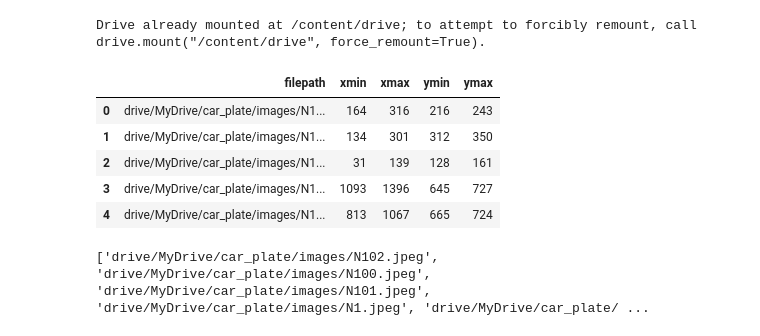
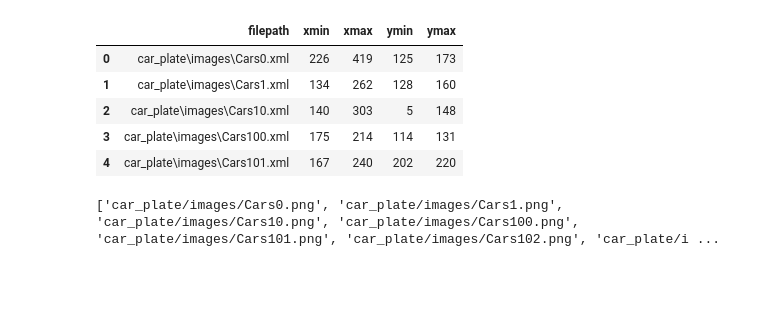
Before and after one commit to saajida-sh/Car-Plate-Number-Recognition-System, a Jupyter notebook: Car_Plate_Recognition.ipynb, the cells around one changed output. Drawn from its saved outputs; the diff is of its cells as text; code cells hidden in the pictures; blank space fills up the shorter version.

```diff
--- a/Car_Plate_Recognition.ipynb
+++ b/Car_Plate_Recognition.ipynb
@@ -1,8 +1,3 @@
-# %%
-from google.colab import drive
-drive.mount('/content/drive')
-# %% [output]
-Drive already mounted at /content/drive; to attempt to forcibly remount, call drive.mount("/content/drive", force_remount=True).
 # %%
 import os
 import cv2
@@ -24,9 +20,9 @@ from tensorflow.keras.layers import Dense, Dropout, Flatten, Input
 from tensorflow.keras.preprocessing.image import load_img, img_to_array
 # %%
 # Path to XML files
-path = glob('drive/MyDrive/car_plate/images/*.xml')
+path = glob('car_plate/images/*.xml')
 
-# Initialize dictionary to store bounding box information
+# Dictionary to store bounding box information
 labels_dict = dict(filepath=[], xmin=[], xmax=[], ymin=[], ymax=[])
 
 # Loop through each XML file
@@ -35,7 +31,7 @@ for filename in path:
     info = xet.parse(filename)
     root = info.getroot()
 
-    # Find the 'object' tag (assuming there is only one object, adjust if necessary)
+    # Find the 'object' tag
     for member_object in root.findall('object'):
         labels_info = member_object.find('bndbox')
         xmin = int(labels_info.find('xmin').text)
@@ -54,35 +50,33 @@ for filename in path:
         labels_dict['ymax'].append(ymax)
 # %%
 df = pd.DataFrame(labels_dict)
-#df.to_csv('labels.csv',index=False)
+df.to_csv('labels.csv',index=False)
 df.head()
 # %% [output]
 |  | filepath | xmin | xmax | ymin | ymax |
-| 0 | drive/MyDrive/car_plate/images/N1... | 164 | 316 | 216 | 243 |
-| 1 | drive/MyDrive/car_plate/images/N1... | 134 | 301 | 312 | 350 |
-| 2 | drive/MyDrive/car_plate/images/N1... | 31 | 139 | 128 | 161 |
-| 3 | drive/MyDrive/car_plate/images/N1... | 1093 | 1396 | 645 | 727 |
-| 4 | drive/MyDrive/car_plate/images/N1... | 813 | 1067 | 665 | 724 |
+| 0 | car_plate\images\Cars0.xml | 226 | 419 | 125 | 173 |
+| 1 | car_plate\images\Cars1.xml | 134 | 262 | 128 | 160 |
+| 2 | car_plate\images\Cars10.xml | 140 | 303 | 5 | 148 |
+| 3 | car_plate\images\Cars100.xml | 175 | 214 | 114 | 131 |
+| 4 | car_plate\images\Cars101.xml | 167 | 240 | 202 | 220 |
 # %%
 from pathlib import Path
 
 # Function to get the corresponding image file path from XML filename
 def getFilename(filename):
-    # Parse XML and extract image filename (e.g., 'N1.jpeg')
+    # Parse XML and extract image filename
     filename_image = xet.parse(filename).getroot().find('filename').text
 
     # Create a Path object and join it with the directory
-    filepath_image = Path('drive/MyDrive/car_plate/images') / filename_image
+    filepath_image = Path('car_plate/images') / filename_image
 
-    # Return the path as a POSIX path (with forward slashes)
+    # Return the path as a POSIX path
     return filepath_image.as_posix()
 
 # Example usage:
-# Apply the function to get the list of image paths with forward slashes
+# Apply the function to get the list of image paths
 image_path = list(df['filepath'].apply(getFilename))
-
-# Print the first 10 image paths
-print(image_path[:10])
+image_path[:5]
 # %% [output]
-['drive/MyDrive/car_plate/images/N102.jpeg', 'drive/MyDrive/car_plate/images/N100.jpeg', 'drive/MyDrive/car_plate/images/N101.jpeg', 'drive/MyDrive/car_plate/images/N1.jpeg', 'drive/MyDrive/car_plate/ ...
+['car_plate/images/Cars0.png', 'car_plate/images/Cars1.png', 'car_plate/images/Cars10.png', 'car_plate/images/Cars100.png', 'car_plate/images/Cars101.png', 'car_plate/images/Cars102.png', 'car_plate/i ...
 # %%
```
Also changed, not shown: parts of 12 cells of this notebook.
